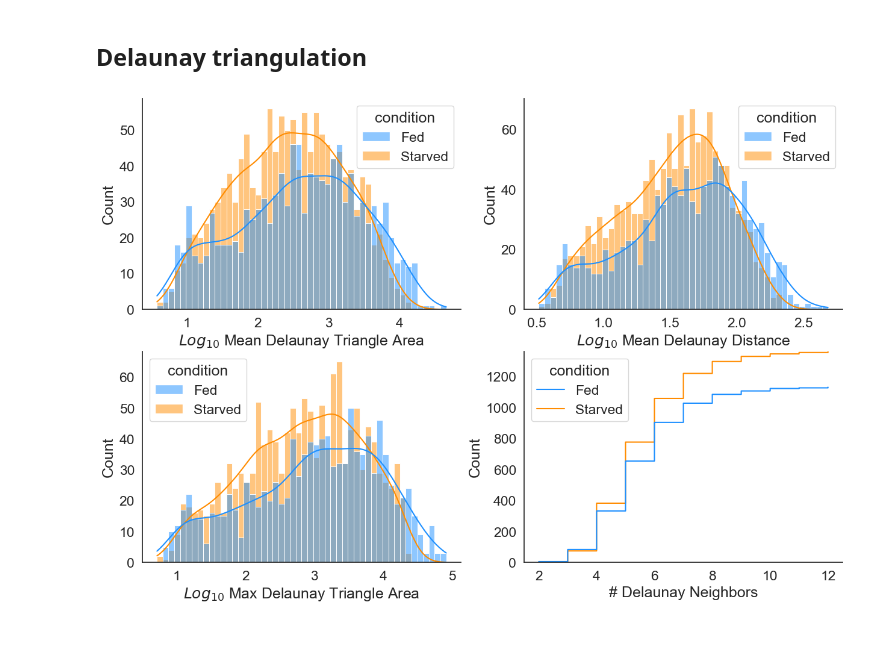
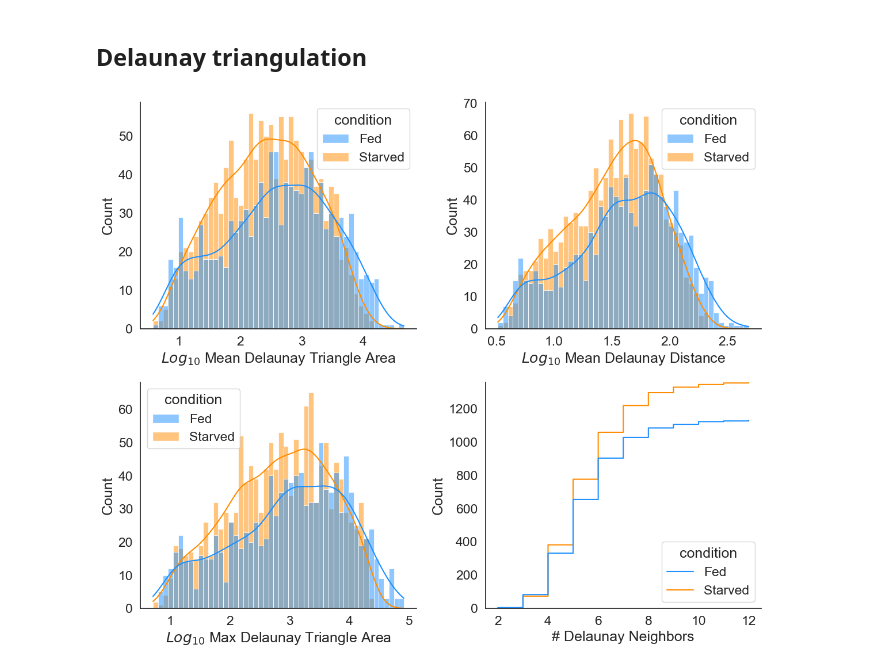
Before and after one commit to McCallLabBU/hemocyte_recruitment_image_quantification, a Jupyter notebook: code/exploratory_analysis_midsections.ipynb, the cells around one changed output. Cells and saved outputs as stored; diff of their text form; code cells hidden in the pictures; blank space fills up the shorter version.

```diff
--- a/code/exploratory_analysis_midsections.ipynb
+++ b/code/exploratory_analysis_midsections.ipynb
@@ -457,25 +457,27 @@ fig.savefig(outputs.joinpath("proportion_percentile_distance_from_centroid.png")
 # %%
 delauney_metrics = hemocyte_coordinates[['Image','condition','Delaunay: Num neighbors',
                                          'Delaunay: Mean distance', 'Delaunay: Median distance',
                                          'Delaunay: Max distance', 'Delaunay: Min distance',
                                          'Delaunay: Mean triangle area', 'Delaunay: Max triangle area','fly_ID','section_ID']]
 
 delauney_metrics['log_mean_triangle_area'] = np.log10(delauney_metrics['Delaunay: Mean triangle area'])
 delauney_metrics['log_mean_distance'] = np.log10(delauney_metrics['Delaunay: Mean distance'])
 delauney_metrics['log_max_triangle_area'] = np.log10(delauney_metrics['Delaunay: Max triangle area'])
 
-fig, ax = plt.subplots(2,2,figsize=(15,10))
+fig, ax = plt.subplots(2,2,figsize=(12,10))
 sns.histplot(data=delauney_metrics, x='log_mean_triangle_area', hue='condition', palette=color_scheme, stat='count', kde=True, ax=ax[0,0], bins = 50)
 ax[0,0].set_xlabel("$Log_{10}$ Mean Delaunay Triangle Area")
 sns.histplot(data=delauney_metrics, x='log_mean_distance', hue='condition', palette=color_scheme, stat='count', kde=True, ax=ax[0,1], bins = 50)
 ax[0,1].set_xlabel("$Log_{10}$ Mean Delaunay Distance")
 sns.histplot(data=delauney_metrics, x='log_max_triangle_area', hue='condition', palette=color_scheme, stat='count', ax=ax[1,0], kde=True, bins = 50)
 ax[1,0].set_xlabel("$Log_{10}$ Max Delaunay Triangle Area")
 sns.ecdfplot(data=delauney_metrics, x='Delaunay: Num neighbors', hue='condition', palette=color_scheme, stat='count', ax=ax[1,1])
 ax[1,1].set_xlabel("# Delaunay Neighbors")
+sns.move_legend(ax[0,0],"upper right")
+sns.move_legend(ax[1,1],"lower right")
 sns.despine(right=True)
 
 fig.tight_layout()
 fig.savefig(outputs.joinpath("delaunay_triangulation.png"))
 # %% [output]
-[figure, old version]
+[figure, new version]
```
Also changed, not shown: 4 other files.
